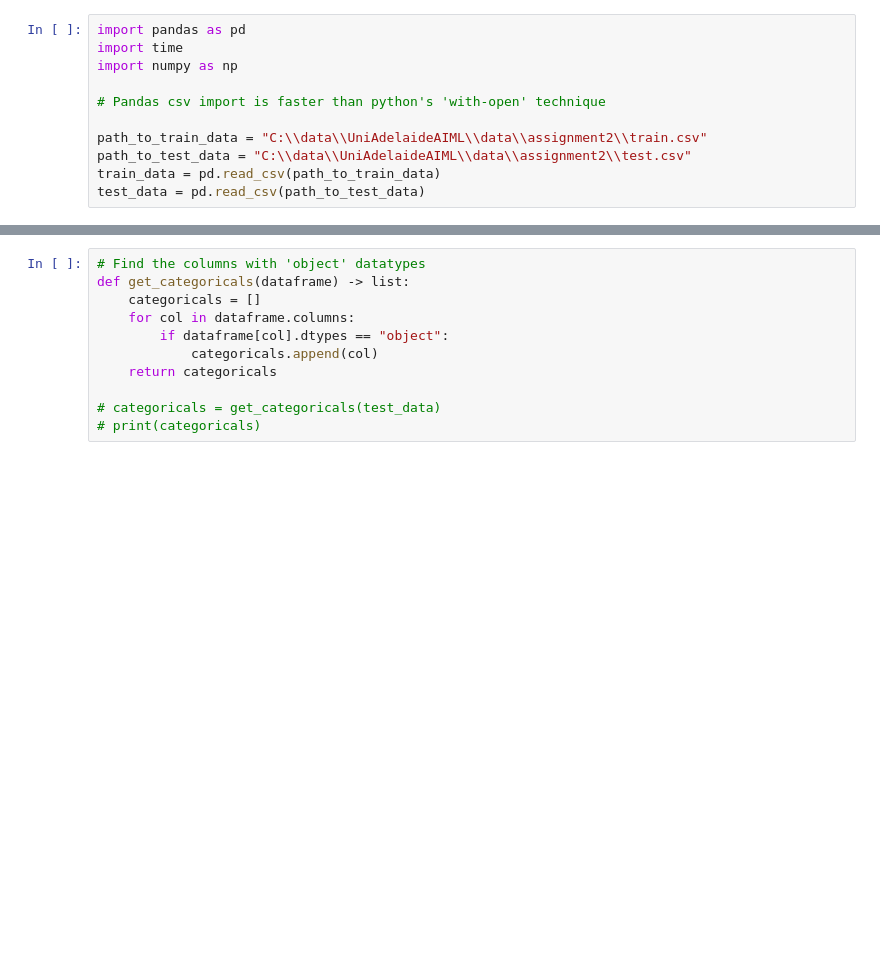
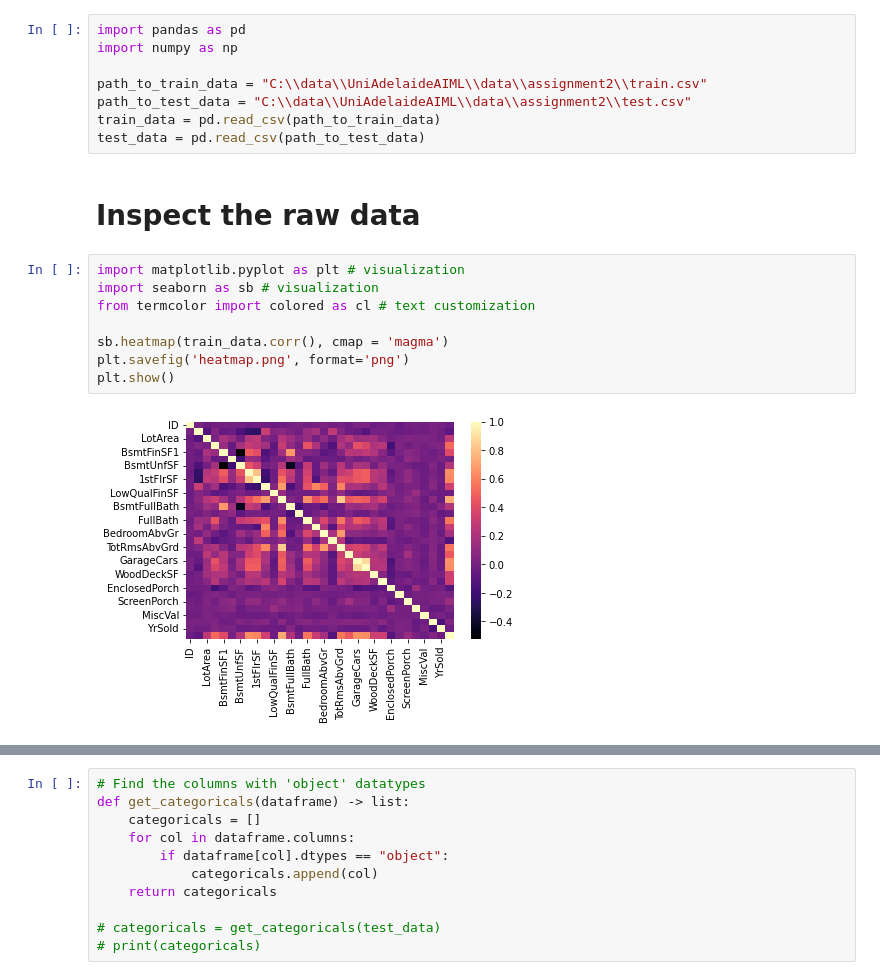
Before and after one commit to hifrickenfive/UniAdelaideAIML, a Jupyter notebook: assignment2/scratch.ipynb, the cells around one changed output, grey strips where cells are left out. Cells and saved outputs as stored; diff of their text form; blank space fills up the shorter version.

```diff
--- a/assignment2/scratch.ipynb
+++ b/assignment2/scratch.ipynb
@@ -1,11 +1,20 @@
 # %%
 import pandas as pd
-import time
 import numpy as np
-
-# Pandas csv import is faster than python's 'with-open' technique
 
 path_to_train_data = "C:\\data\\UniAdelaideAIML\\data\\assignment2\\train.csv"
 path_to_test_data = "C:\\data\\UniAdelaideAIML\\data\\assignment2\\test.csv"
 train_data = pd.read_csv(path_to_train_data)
 test_data = pd.read_csv(path_to_test_data)
+# %% [markdown]
+# Inspect the raw data
+# %%
+import matplotlib.pyplot as plt # visualization
+import seaborn as sb # visualization
+from termcolor import colored as cl # text customization
+
+sb.heatmap(train_data.corr(), cmap = 'magma')
+plt.savefig('heatmap.png', format='png')
+plt.show()
+# %% [output]
+[figure, added]
```
Also changed, not shown: parts of 29 cells of this notebook, 6 other files.
